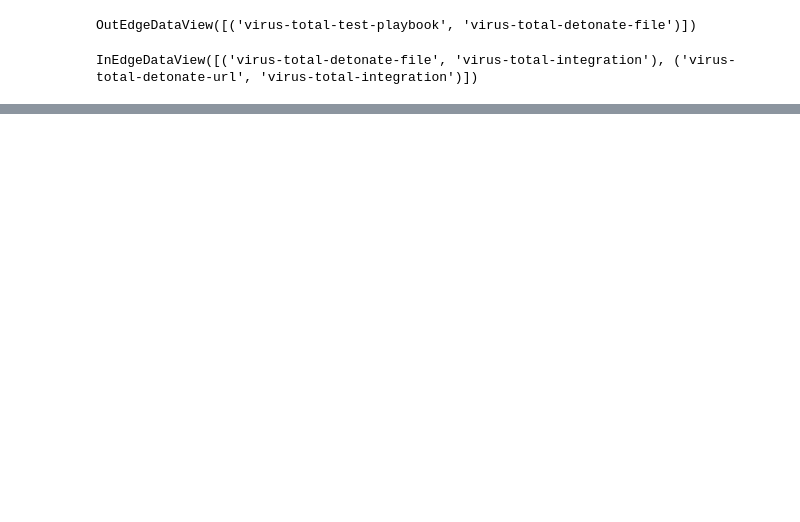
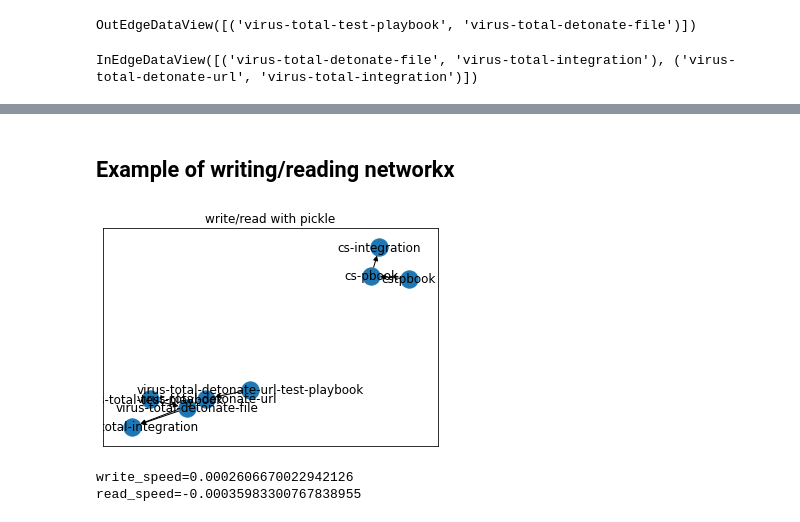
Before and after one commit to jochman/networkx-poc, a Jupyter notebook: README.ipynb, the cells around one changed output, grey strips where cells are left out. Saved outputs shown, nothing was run; the diff lists cells and outputs as text; code cells hidden in the pictures; blank space fills up the shorter version.

```diff
--- a/README.ipynb
+++ b/README.ipynb
@@ -87,0 +87,22 @@ f'Cycles found: {nx.find_cycle(graph_with_cycles)}'
+# %% [markdown]
+## Example of writing/reading networkx
+# %%
+import time
+import tempfile
+with tempfile.NamedTemporaryFile() as pickled_file:
+    f.name
+    write_t = time.perf_counter()
+    nx.write_gpickle(graph, pickled_file.name)
+    write_speed = time.perf_counter() - write_t
+    read_t = time.perf_counter()
+    loaded = nx.read_gpickle(pickled_file.name)
+    read_speed = read_t - time.perf_counter()
+nx.draw_networkx(loaded)
+plt.title(f'write/read with pickle')
+plt.show()
+print(f'{write_speed=}')
+print(f'{read_speed=}')
+# %% [output]
+[figure, added]
+write_speed=0.0002606670022942126
+read_speed=-0.00035983300767838955
```
Also changed, not shown: parts of 5 cells of this notebook, 6 other files.
